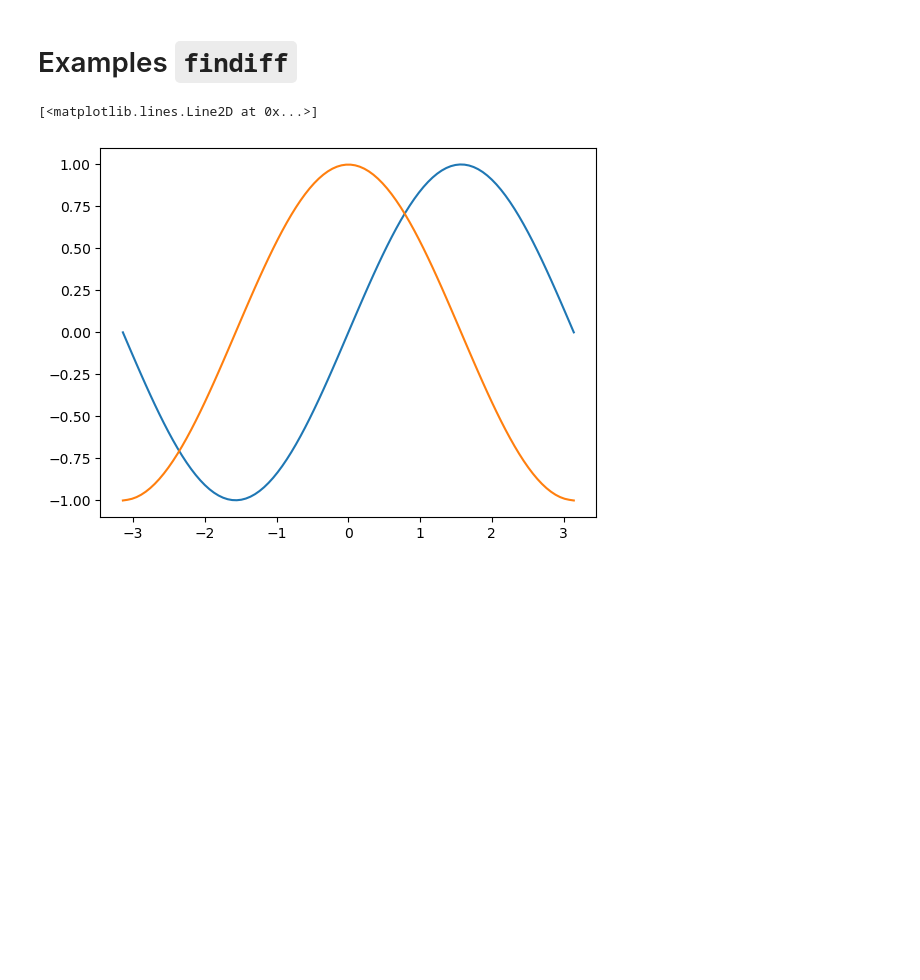
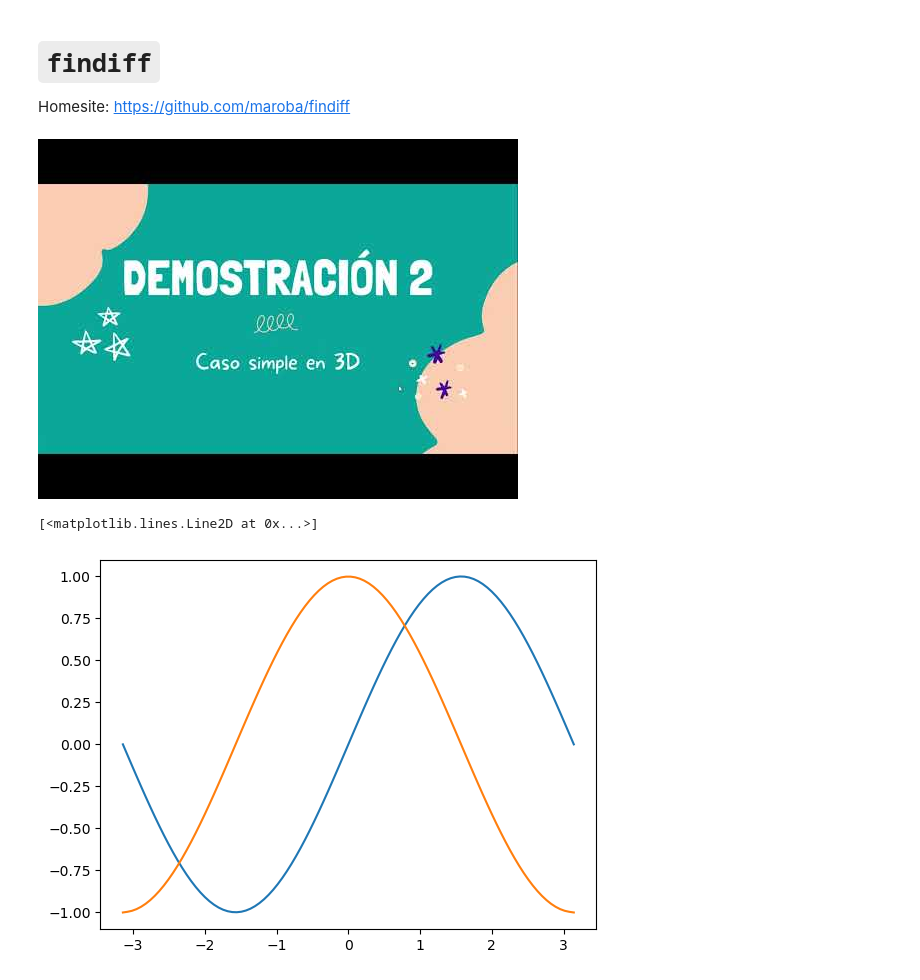
Before and after one commit to cpp-review-dune/python-pde, a Jupyter notebook: pde-book/findiff.ipynb, the cells around one changed output. Saved outputs shown, nothing was run; the diff lists cells and outputs as text; code cells hidden in the pictures; blank space fills up the shorter version.

```diff
--- a/pde-book/findiff-examples.ipynb
+++ b/pde-book/findiff.ipynb
@@ -1,2 +1,4 @@
 # %% [markdown]
-# Examples `findiff`
+# `findiff`
+
+Homesite: https://github.com/maroba/findiff
@@ -18,3 +21,7 @@ from matplotlib.lines import Line2D
+# %%
+YouTubeVideo("1Wfv4wjI1lk")
+# %% [output]
+[figure, added]
 # %%
 x, dx = np.linspace(start=-np.pi, stop=np.pi, num=100, retstep=True)
 # %%
```
Also changed, not shown: parts of 2 cells of this notebook, 7 other files.
